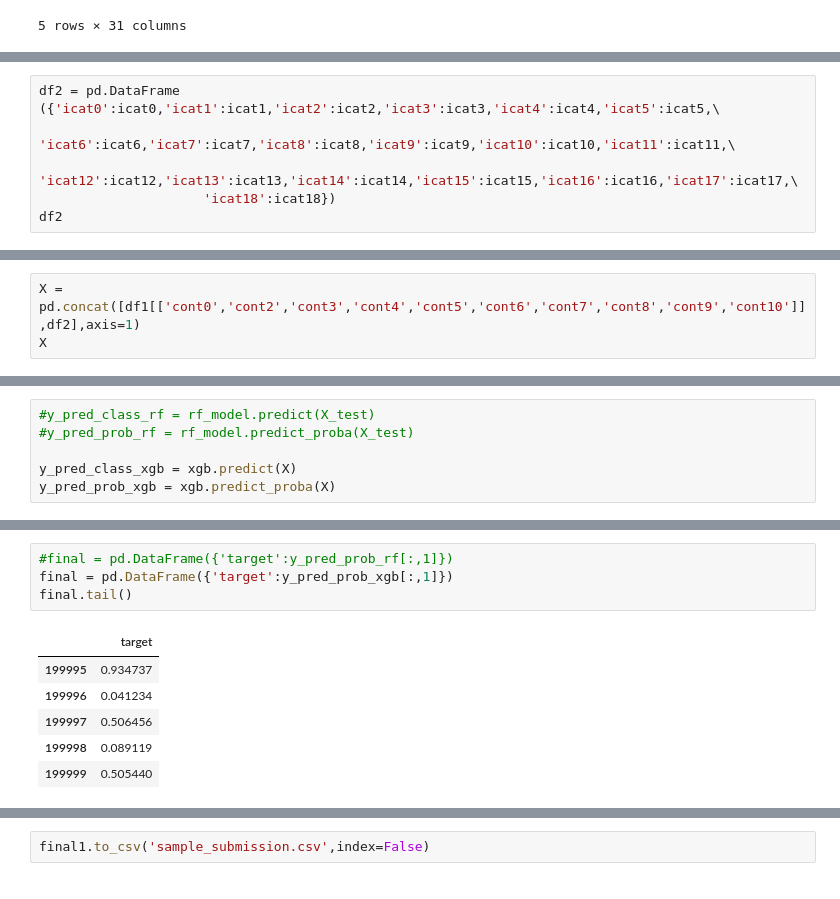
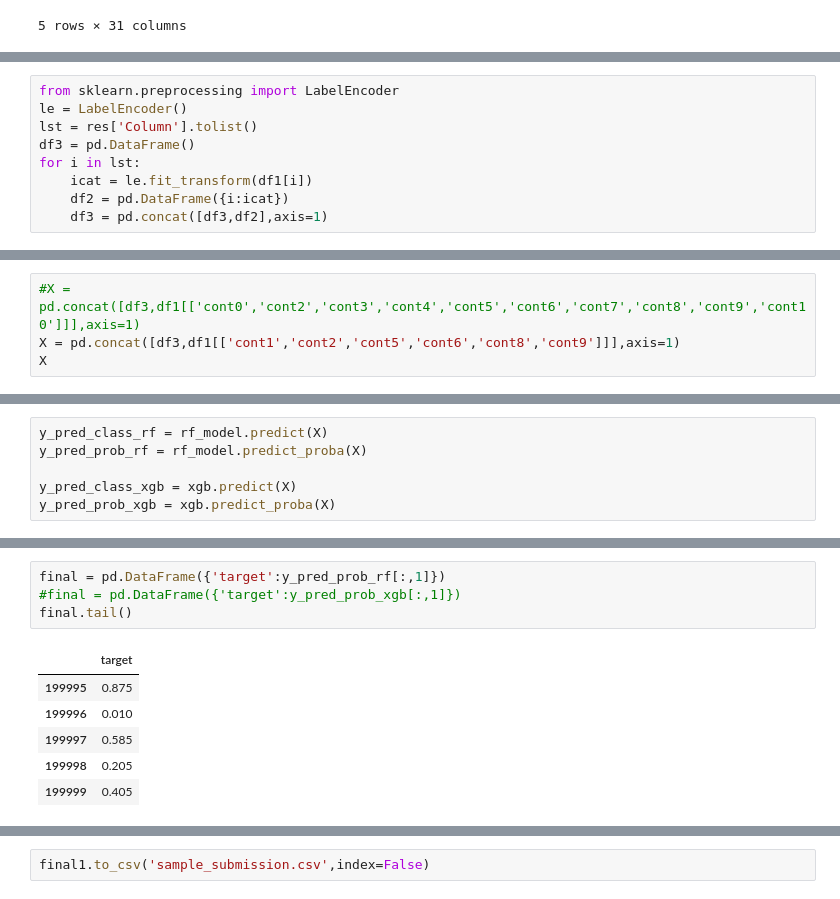
Before and after one commit to nickcth/kaggle, a Jupyter notebook: Tabular-playground.ipynb, the cells around one changed output, grey strips where cells are left out. Cells and saved outputs as stored; diff of their text form.

```diff
--- a/Tabular-playground.ipynb
+++ b/Tabular-playground.ipynb
@@ -254,6 +272,0 @@ icat18=le.fit_transform(df1['cat18'])
-# %%
-df2 = pd.DataFrame ({'icat0':icat0,'icat1':icat1,'icat2':icat2,'icat3':icat3,'icat4':icat4,'icat5':icat5,\
-                     'icat6':icat6,'icat7':icat7,'icat8':icat8,'icat9':icat9,'icat10':icat10,'icat11':icat11,\
-                     'icat12':icat12,'icat13':icat13,'icat14':icat14,'icat15':icat15,'icat16':icat16,'icat17':icat17,\
-                     'icat18':icat18})
-df2
@@ -273,0 +273,9 @@ df2
+# %%
+from sklearn.preprocessing import LabelEncoder
+le = LabelEncoder()
+lst = res['Column'].tolist()
+df3 = pd.DataFrame()
+for i in lst:
+    icat = le.fit_transform(df1[i])
+    df2 = pd.DataFrame({i:icat})
+    df3 = pd.concat([df3,df2],axis=1)
@@ -274,4 +298,5 @@ df2
 # %%
-X = pd.concat([df1[['cont0','cont2','cont3','cont4','cont5','cont6','cont7','cont8','cont9','cont10']],df2],axis=1)
+#X = pd.concat([df3,df1[['cont0','cont2','cont3','cont4','cont5','cont6','cont7','cont8','cont9','cont10']]],axis=1)
+X = pd.concat([df3,df1[['cont1','cont2','cont5','cont6','cont8','cont9']]],axis=1)
 X
 # %% [output]
@@ -312,6 +337,6 @@ array([[ 0.97741412,  0.28843199,  1.14267841, -1.21803283, -0.60053348,
 # %%
-#y_pred_class_rf = rf_model.predict(X_test)
-#y_pred_prob_rf = rf_model.predict_proba(X_test)
+y_pred_class_rf = rf_model.predict(X)
+y_pred_prob_rf = rf_model.predict_proba(X)
 
 y_pred_class_xgb = xgb.predict(X)
 y_pred_prob_xgb = xgb.predict_proba(X)
@@ -334,14 +359,14 @@ array([0.10615856, 0.5230667 , 0.01071627, ..., 0.44984958, 0.08184002,
 # %%
-#final = pd.DataFrame({'target':y_pred_prob_rf[:,1]})
-final = pd.DataFrame({'target':y_pred_prob_xgb[:,1]})
+final = pd.DataFrame({'target':y_pred_prob_rf[:,1]})
+#final = pd.DataFrame({'target':y_pred_prob_xgb[:,1]})
 final.tail()
 # %% [output]
 |  | target |
-| 199995 | 0.934737 |
-| 199996 | 0.041234 |
-| 199997 | 0.506456 |
-| 199998 | 0.089119 |
-| 199999 | 0.505440 |
+| 199995 | 0.875 |
+| 199996 | 0.010 |
+| 199997 | 0.585 |
+| 199998 | 0.205 |
+| 199999 | 0.405 |
 # %%
 final1 = pd.concat([df1['id'],final],axis=1)
 final1.tail()
```
Also changed, not shown: parts of 37 cells of this notebook, 2 other files.
